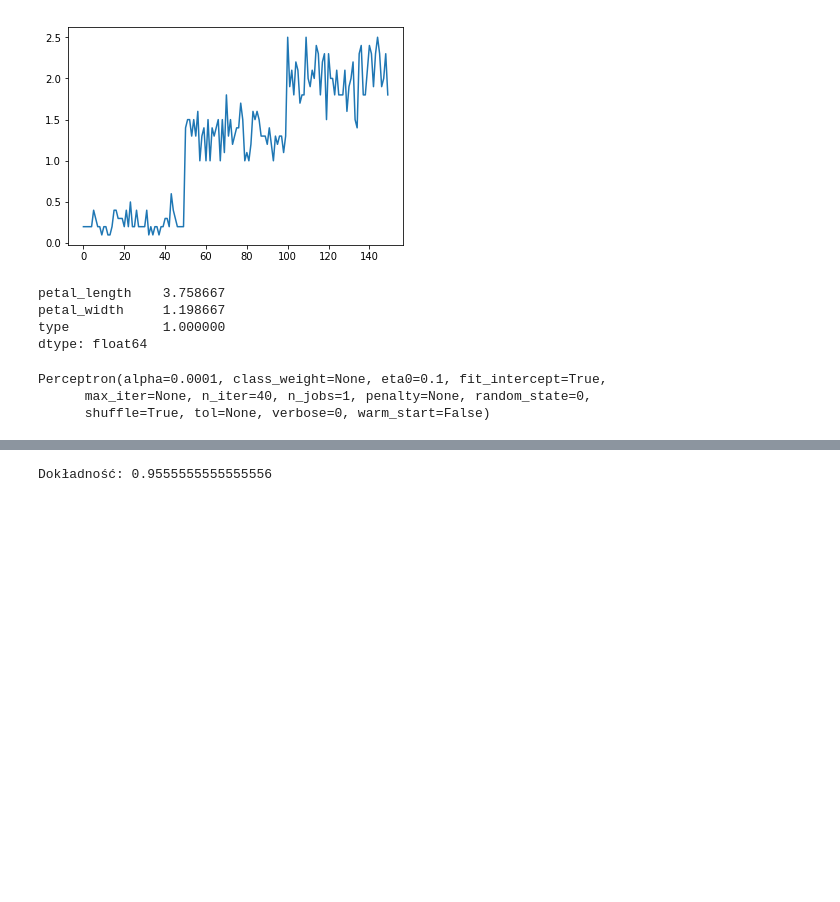
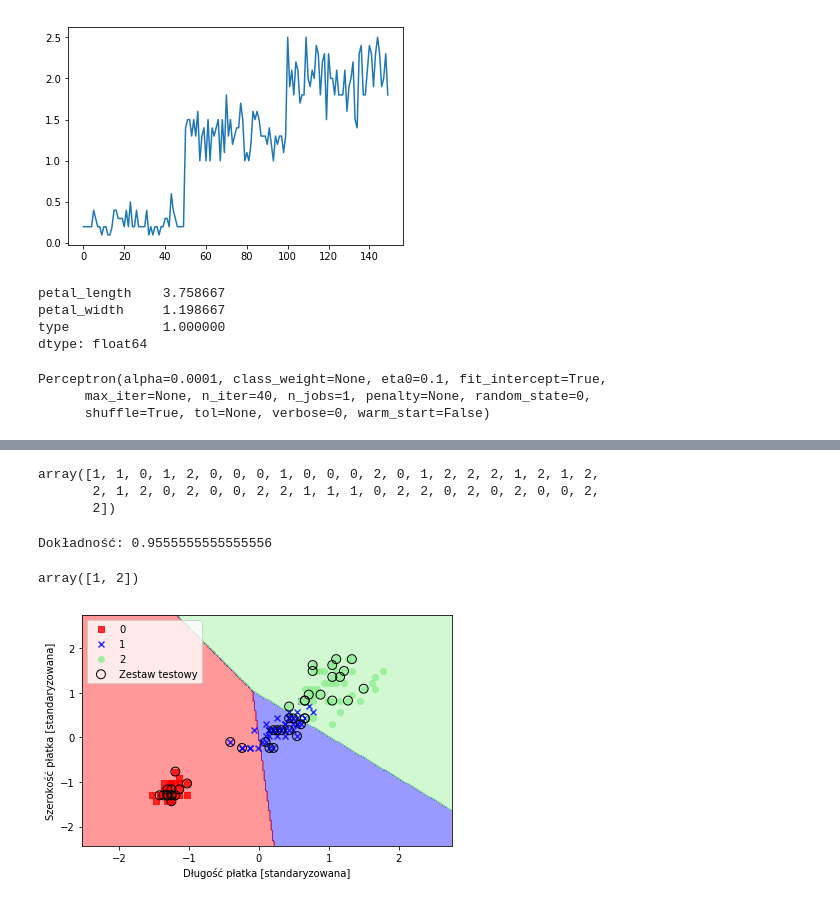
Before and after one commit to m4rc1no5/LearningMachineLearning, a Jupyter notebook: python/python_uczenie_maszynowe/r03/perceptron.ipynb, the cells around one changed output, grey strips where cells are left out. Saved outputs shown, nothing was run; the diff lists cells and outputs as text; code cells hidden in the pictures; blank space fills up the shorter version.

```diff
--- a/python/python_uczenie_maszynowe/scikit-learn/r03_klasyfikatory.ipynb
+++ b/python/python_uczenie_maszynowe/r03/perceptron.ipynb
@@ -149,7 +169,17 @@ Perceptron(alpha=0.0001, class_weight=None, eta0=0.1, fit_intercept=True,
 # %%
 y_pred = ppn.predict(X_test_std)
+y_pred
+# %% [output]
+array([1, 1, 0, 1, 2, 0, 0, 0, 1, 0, 0, 0, 2, 0, 1, 2, 2, 2, 1, 2, 1, 2,
+       2, 1, 2, 0, 2, 0, 0, 2, 2, 1, 1, 1, 0, 2, 2, 0, 2, 0, 2, 0, 0, 2,
+       2])
 # %%
 from sklearn.metrics import accuracy_score
 print('Dokładność: {}'.format(accuracy_score(y_test, y_pred)))
 # %% [output]
 Dokładność: 0.9555555555555556
+# %%
+a = ppn.predict(np.array([[0, 0.8],[0, 1]]))
+a
+# %% [output]
+array([1, 2])
@@ -155,0 +236,14 @@ Dokładność: 0.9555555555555556
+# %%
+X_combined_std = np.vstack((X_train_std, X_test_std))
+y_combined = np.hstack((y_train, y_test))
+
+plot_decision_regions(X=X_combined_std, y=y_combined,
+                      classifier=ppn, test_idx=range(105, 150), resolution=0.02)
+plt.xlabel('Długość płatka [standaryzowana]')
+plt.ylabel('Szerokość płatka [standaryzowana]')
+plt.legend(loc='upper left')
+
+plt.tight_layout()
+plt.show()
+# %% [output]
+[figure, added]
```
Also changed, not shown: parts of 3 cells of this notebook, 2 other files.
